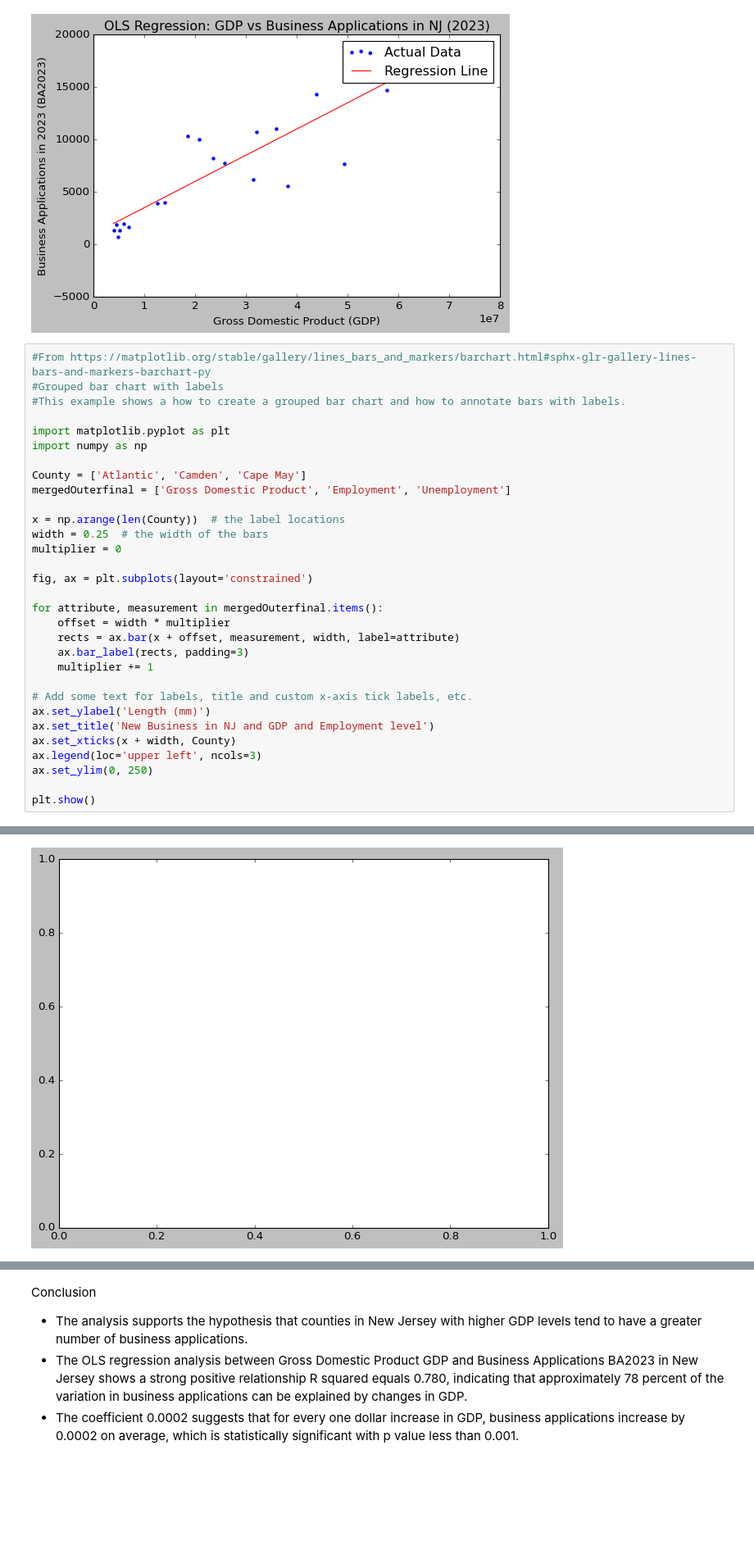
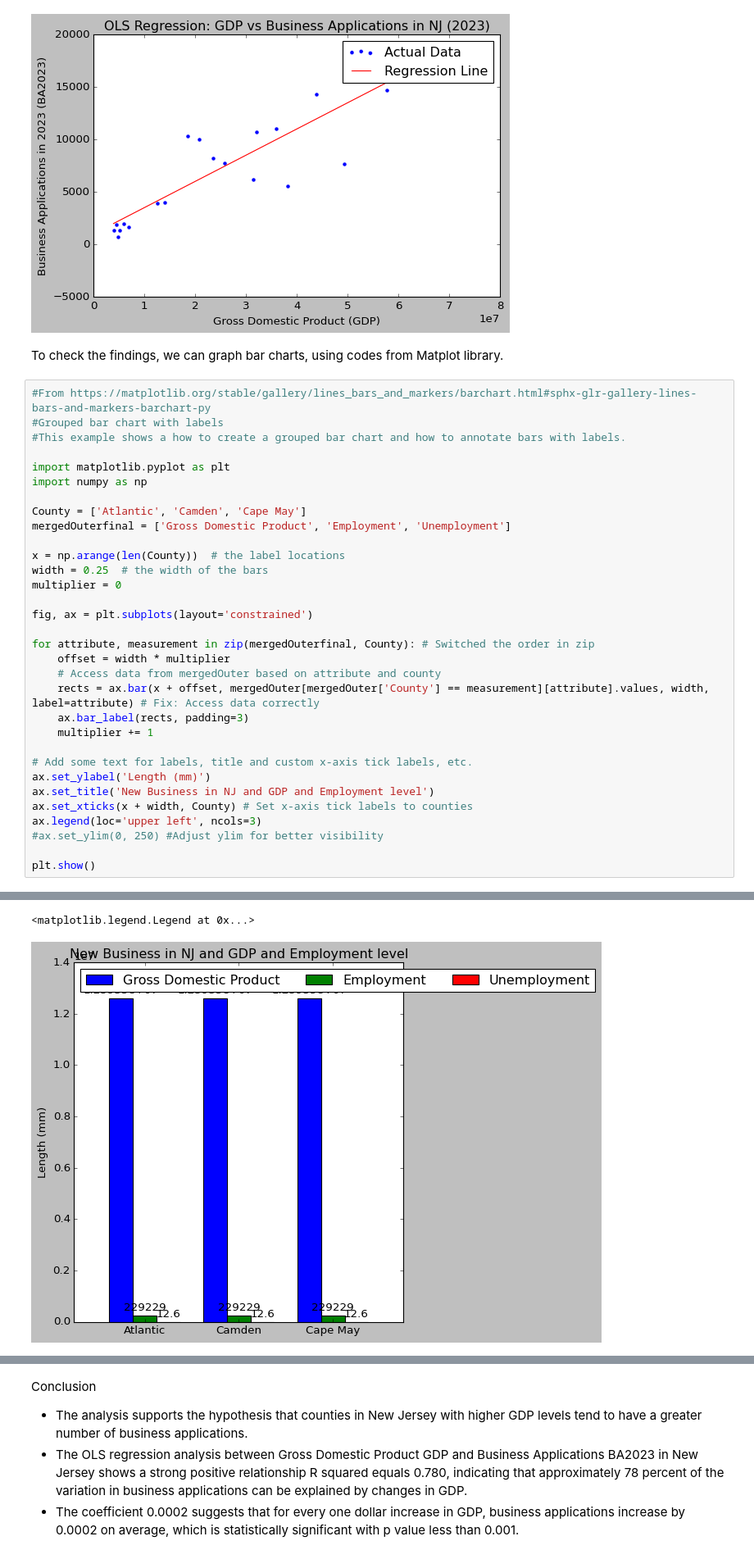
Before and after one commit to shirleyrutgers/DataVis, a Jupyter notebook: PS2.ipynb, the cells around one changed output, grey strips where cells are left out. Shown at 82% size. Saved outputs shown, nothing was run; the diff lists cells and outputs as text; blank space fills up the shorter version.

```diff
--- a/PS2.ipynb
+++ b/PS2.ipynb
@@ -1416,6 +1416,8 @@ Text(0, 0.5, 'Business Applications in 2023 (BA2023)')
 Text(0.5, 1.0, 'OLS Regression: GDP vs Business Applications in NJ (2023)')
 <matplotlib.legend.Legend at 0x...>
 [figure]
+# %% [markdown]
+To check the findings, we can graph bar charts, using codes from Matplot library.
 # %%
 #From https://matplotlib.org/stable/gallery/lines_bars_and_markers/barchart.html#sphx-glr-gallery-lines-bars-and-markers-barchart-py
 #Grouped bar chart with labels
@@ -1433,18 +1435,19 @@ multiplier = 0
 
 fig, ax = plt.subplots(layout='constrained')
 
-for attribute, measurement in mergedOuterfinal.items():
+for attribute, measurement in zip(mergedOuterfinal, County): # Switched the order in zip
     offset = width * multiplier
-    rects = ax.bar(x + offset, measurement, width, label=attribute)
+    # Access data from mergedOuter based on attribute and county
+    rects = ax.bar(x + offset, mergedOuter[mergedOuter['County'] == measurement][attribute].values, width, label=attribute) # Fix: Access data correctly
     ax.bar_label(rects, padding=3)
     multiplier += 1
 
 # Add some text for labels, title and custom x-axis tick labels, etc.
 ax.set_ylabel('Length (mm)')
 ax.set_title('New Business in NJ and GDP and Employment level')
-ax.set_xticks(x + width, County)
+ax.set_xticks(x + width, County) # Set x-axis tick labels to counties
 ax.legend(loc='upper left', ncols=3)
-ax.set_ylim(0, 250)
+#ax.set_ylim(0, 250) #Adjust ylim for better visibility
 
 plt.show()
 # %% [output]
@@ -1452 +1464,2 @@ AttributeError: 'list' object has no attribute 'items'
+<matplotlib.legend.Legend at 0x...>
-[figure, old version]
+[figure, new version]
```
Also changed, not shown: parts of 3 cells of this notebook.
